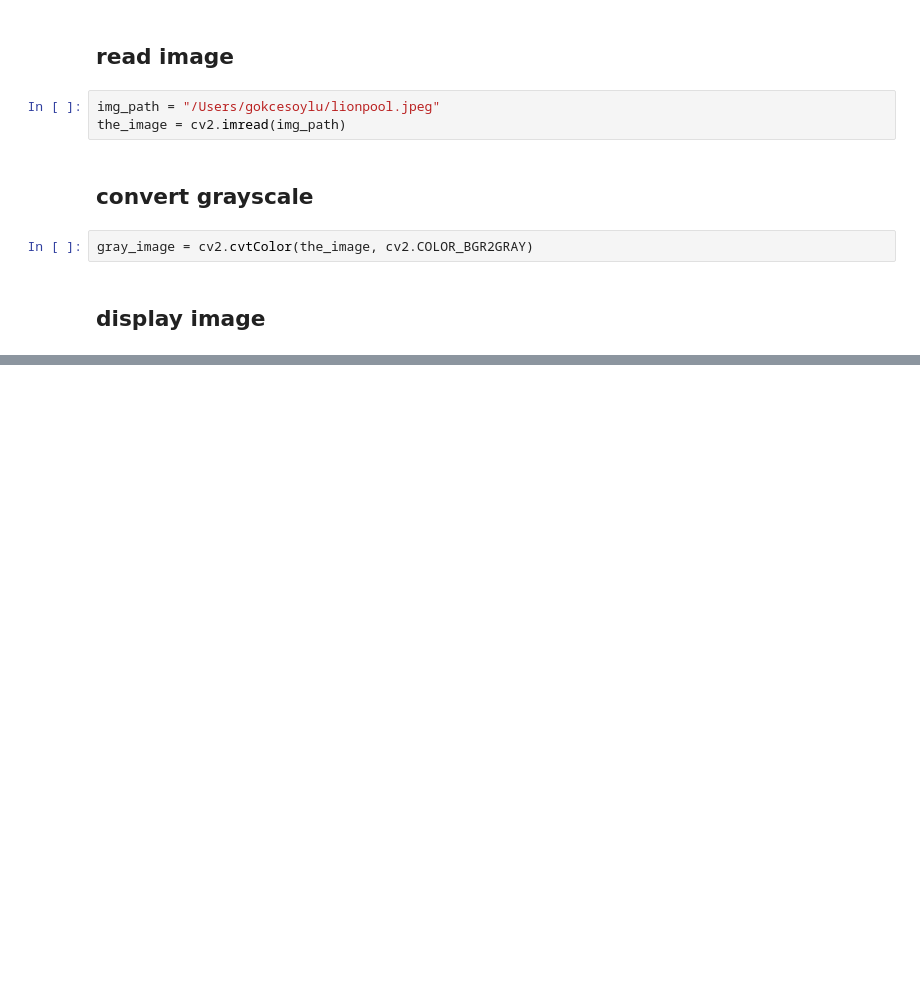
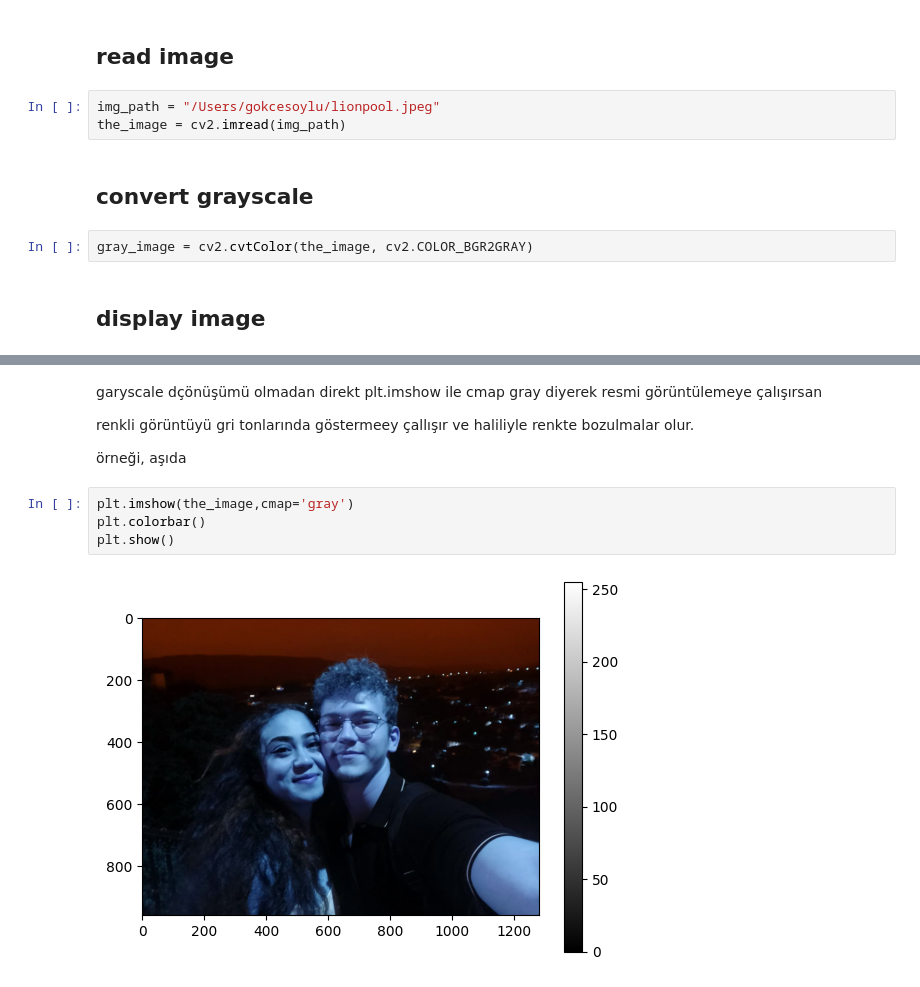
Before and after one commit to GokceSoylu/ImageProcessing, a Jupyter notebook: convert_gray.ipynb, the cells around one changed output, grey strips where cells are left out. Cells and saved outputs as stored; diff of their text form; blank space fills up the shorter version.

```diff
--- a/convert_gray.ipynb
+++ b/convert_gray.ipynb
@@ -22,0 +24,12 @@ plt.show()
+# %% [markdown]
+garyscale dçönüşümü olmadan direkt plt.imshow ile cmap gray diyerek resmi görüntülemeye çalışırsan
+
+renkli görüntüyü gri tonlarında göstermeey çallışır ve haliliyle renkte bozulmalar olur.
+
+örneği, aşıda
+# %%
+plt.imshow(the_image,cmap='gray')
+plt.colorbar()
+plt.show()
+# %% [output]
+[figure, added]
```
Also changed, not shown: parts of 1 cell of this notebook.
